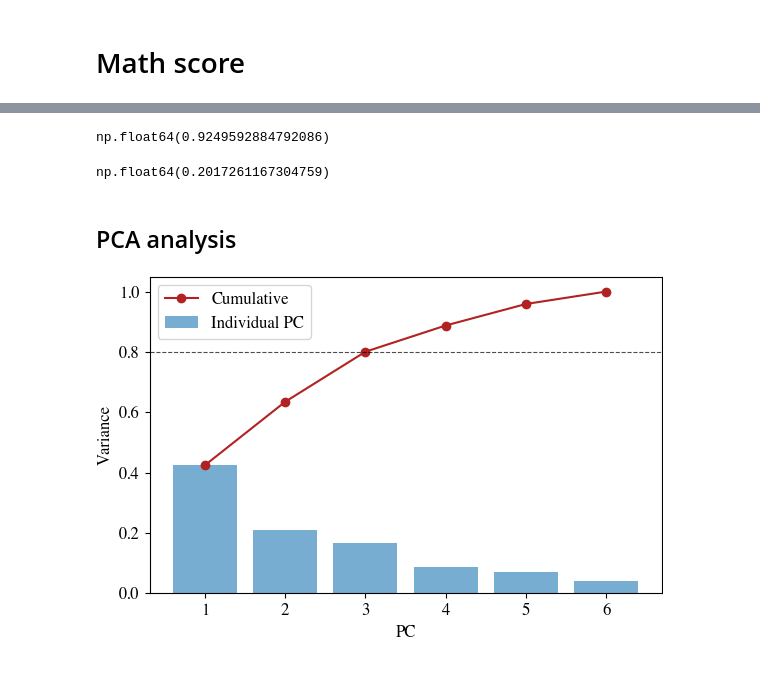
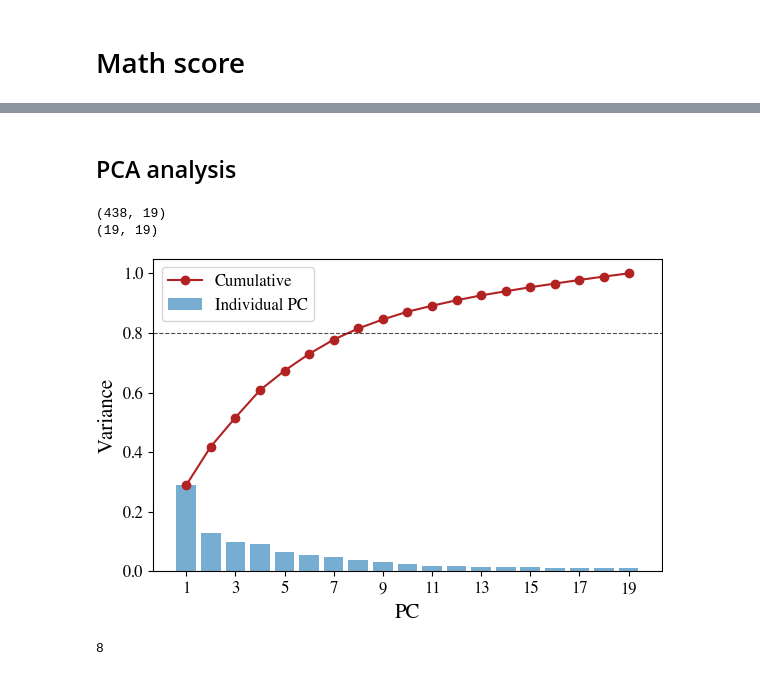
Before and after one commit to ronanhansel/reeval-multi, a Jupyter notebook: mirt-official/demo-scale.ipynb, the cells around one changed output, grey strips where cells are left out. Saved outputs shown, nothing was run; the diff lists cells and outputs as text; code cells hidden in the pictures.

```diff
--- a/mirt-official/demo-scale.ipynb
+++ b/mirt-official/demo-scale.ipynb
@@ -181,14 +79,3 @@ Name: ability, Length: 100, dtype: float64
-# %%
-conv_benchmark_scores = resmat[resmat.columns[resmat.columns.get_level_values('scenario').isin(['gsm', 'math'])]].mean(axis=1)
-convergent_corr = abs(math_scores.corr(conv_benchmark_scores, method='spearman'))
-display(convergent_corr)
-
-div_benchmark_scores = resmat[resmat.columns[resmat.columns.get_level_values('scenario').isin(['imdb'])]].mean(axis=1)
-divergent_corr = abs(math_scores.corr(div_benchmark_scores, method='spearman'))
-display(divergent_corr)
-# %% [output]
-np.float64(0.9249592884792086)
-np.float64(0.2017261167304759)
 # %% [markdown]
 ## PCA analysis
 # %%
@@ -206,8 +93,8 @@ import style
 plt.rcParams.update(style.rcparams)
 
 
-def compute_math_pca(theta_df, a_df, math_items, adjust_difficulty=True,
-                     return_mean_vector=False, variance_threshold=0.8, b_series=None):
+def compute_pca(theta_df, a_df, item_ids, adjust_difficulty=True,
+                     return_mean_vector=False, variance_threshold=0.8, b_series=None, save_path='../result/PCA_explained.pdf'):
     """
     Compute math-specific ability dimensions using PCA on discrimination vectors,
     and plot explained variance with threshold.
@@ -215,7 +102,7 @@ def compute_math_pca(theta_df, a_df, math_items, adjust_difficulty=True,
     Args:
         theta_df (pd.DataFrame): Factor scores (models/test-takers x factors)
         a_df (pd.DataFrame): Discrimination parameters (items x factors)
-        math_items (list): List of item IDs considered 'pure math'
+        item_ids (list): List of item IDs considered
         adjust_difficulty (bool): Weight items by difficulty if desired
         return_mean_vector (bool): Also compute the mean-based math vector for comparison
         variance_threshold (float): Cumulative explained variance threshold for selecting PCs
@@ -230,12 +117,12 @@ def compute_math_pca(theta_df, a_df, math_items, adjust_difficulty=True,
             'explained_variance': array of variance explained per PC
             'num_pcs_above_threshold': int, number of PCs needed to reach cumulative threshold
     """
-    # 1. Extract math item discriminations
-    A_math = a_df.loc[math_items].copy()
+    # 1. Extract item discriminations
+    A_math = a_df.loc[item_ids].copy()
 
     # 2. Optional: adjust by difficulty
     if adjust_difficulty and b_series is not None:
-        b_math = b_series.loc[math_items]
+        b_math = b_series.loc[item_ids]
         weights = 1 / (1 + np.abs(b_math.values))
         A_math = A_math.multiply(weights, axis=0)
 
@@ -261,6 +148,9 @@ def compute_math_pca(theta_df, a_df, math_items, adjust_difficulty=True,
 		columns=[f'PC{i+1}' for i in range(pca_vectors.shape[0])]
 	)
 
+    print(A_math.values.dot(pca_vectors.T).shape)
+    print(pca_vectors.T.shape)
+
     # 5. Optional: compute mean vector for comparison
     v_mean = None
     if return_mean_vector:
@@ -281,44 +171,49 @@ def compute_math_pca(theta_df, a_df, math_items, adjust_difficulty=True,
     plt.bar(range(1, len(explained_variance)+1), explained_variance, alpha=0.6, label='Individual PC')
     plt.plot(range(1, len(cumulative_variance)+1), cumulative_variance, color='firebrick', marker='o', label='Cumulative')
     plt.axhline(y=variance_threshold, color='k', linestyle='--', linewidth=0.8, alpha=0.7)
+    plt.xticks(range(1, len(explained_variance)+1, 2))
     plt.xlabel('PC')
     plt.ylabel('Variance')
     plt.legend()
     plt.tight_layout()
-    plt.savefig('../result/PCA_explained.pdf')
+    plt.savefig(save_path)
     plt.show()
 
     return {
         'pca_vectors': pca_vectors,
         'pca_loadings': pca_loadings,
         'item_loadings': item_loadings,
         'mean_vector': v_mean,
         'scalar_scores': scalar_scores,
         'explained_variance': explained_variance,
         'num_pcs_above_threshold': num_pcs_above_threshold
     }
 
 
 models = resmat.index.to_list()
 questions = resmat.columns.get_level_values('input.text').to_list()
-math_items_mask = resmat.columns.get_level_values('scenario').isin(['math', 'gsm'])
+math_items_mask = resmat.columns.get_level_values('scenario').isin(['math'])
 
 math_questions = resmat.columns[math_items_mask].get_level_values('input.text').to_list()
 
 theta_df = pd.DataFrame(theta, index=models)
 
 a_df = pd.DataFrame(a, index=questions)
 
 b_series = pd.Series(b, index=questions)
 
 math_items = math_questions
 
-result = compute_math_pca(theta_df, a_df, math_items, return_mean_vector=True)
+result = compute_pca(theta_df, a_df, math_items, return_mean_vector=True, save_path='../result/PCA_explained_math.pdf')
 scalar_scores = result['scalar_scores']
 v_pca = result['pca_vectors']
 variance = result['explained_variance']
 num_pcs = result['num_pcs_above_threshold']
 pca_loadings = result['pca_loadings']
 item_loadings = result['item_loadings']
+print(num_pcs)
 # %% [output]
+(438, 19)
+(19, 19)
-[figure, old version]
+[figure, new version]
+8
```
Also changed, not shown: parts of 27 cells of this notebook, 10 other files.
